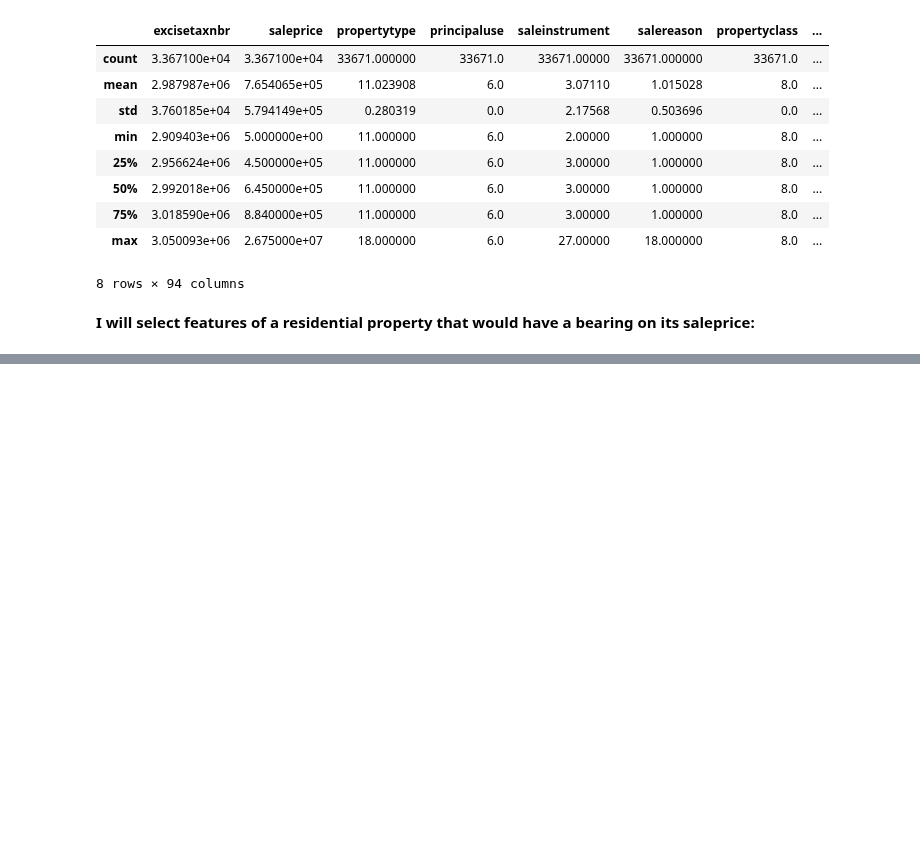
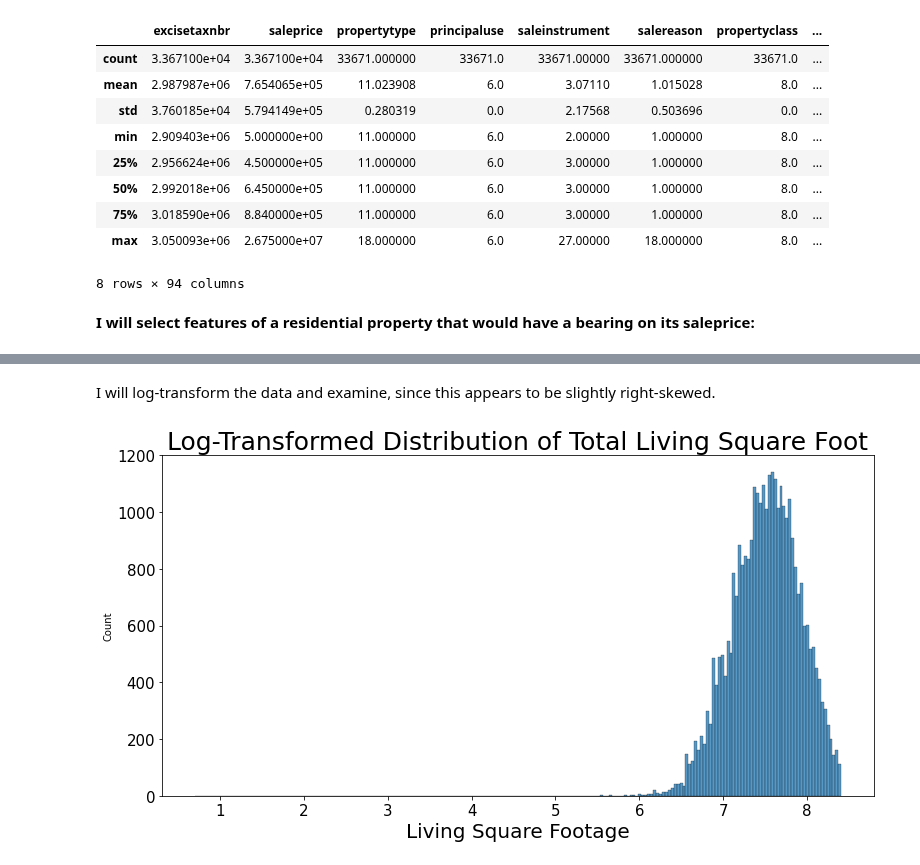
Before and after one commit to samtuleen/King-County-Home-Price-Predictors, a Jupyter notebook: notebooks/report/King County Home Price Predictors - An Analysis.ipynb, the cells around one changed output, grey strips where cells are left out. Drawn from its saved outputs; the diff is of its cells as text; code cells hidden in the pictures; blank space fills up the shorter version.

```diff
--- a/notebooks/report/King County Home Price Predictors - An Analysis.ipynb
+++ b/notebooks/report/King County Home Price Predictors - An Analysis.ipynb
@@ -588,0 +683,11 @@ NameError: name 'pd' is not defined
+# %% [markdown]
+I will log-transform the data and examine, since this appears to be slightly right-skewed.
+# %%
+fig, ax = plt.subplots(figsize=(11,6))
+plt.title('Log-Transformed Distribution of Total Living Square Foot', fontsize = 25)
+sns.histplot(np.log(kc_data.sqfttotliving), ax = ax)
+ax.tick_params(axis = 'both', labelsize = 15)
+plt.xlabel('Living Square Footage', fontsize = 20)
+plt.tight_layout()
+# %% [output]
+[figure, added]
```
Also changed, not shown: parts of 24 cells of this notebook, 3 other files.
